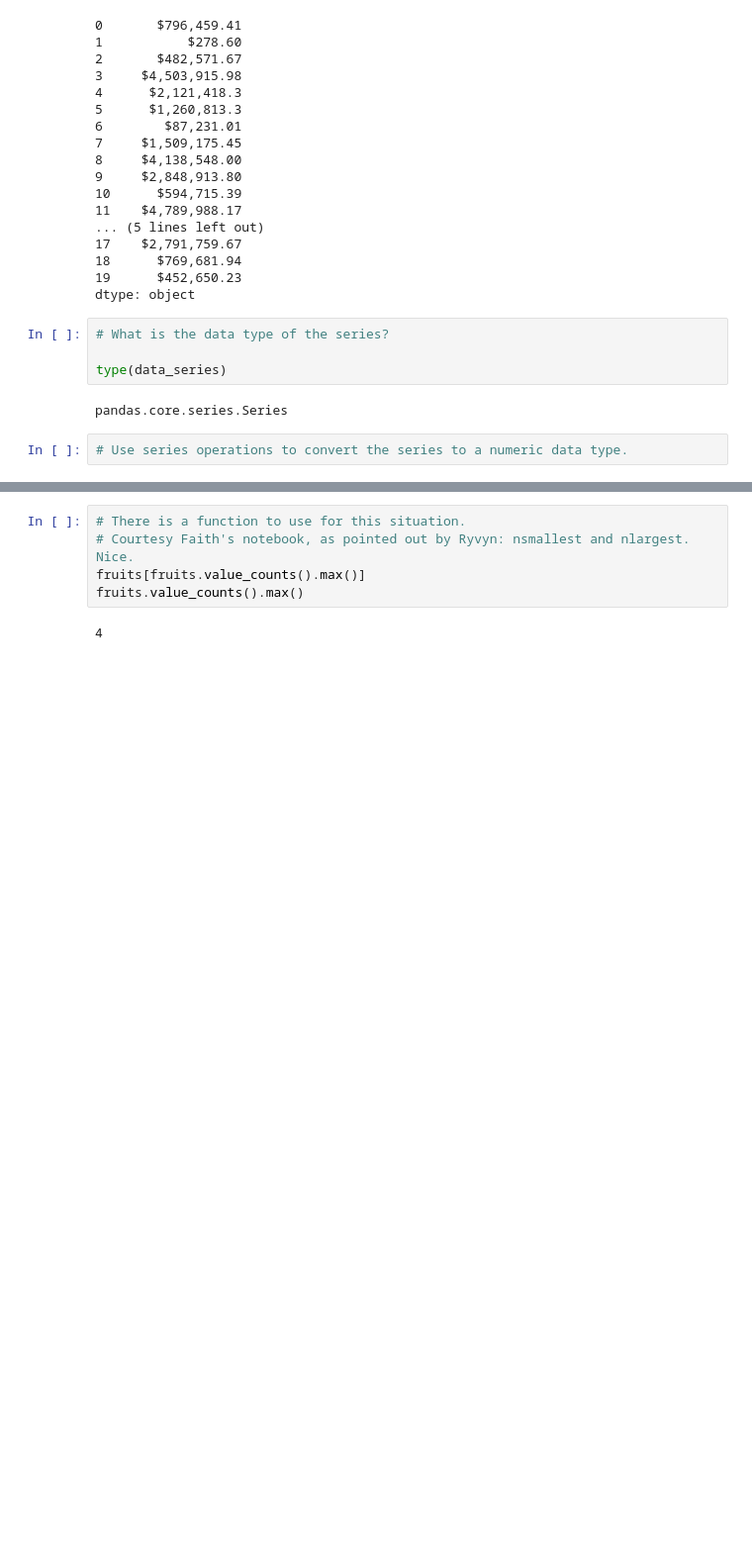
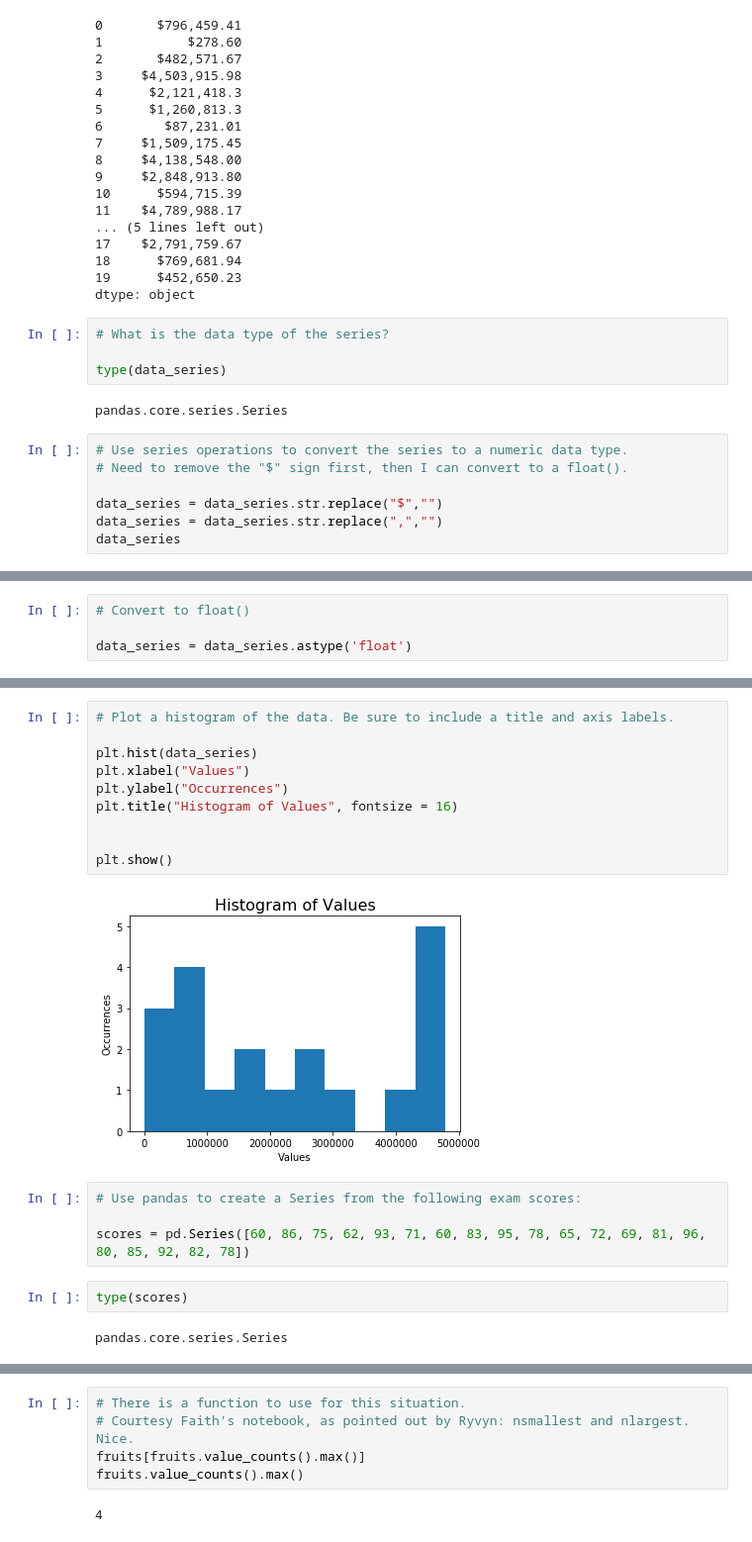
Before and after one commit to lukewbecker/numpy-pandas-visualization-exercises, a Jupyter notebook: pandas_series.ipynb, the cells around one changed output, grey strips where cells are left out. Shown at 99% size. Cells and saved outputs as stored; diff of their text form; blank space fills up the shorter version.

```diff
--- a/pandas_series.ipynb
+++ b/pandas_series.ipynb
@@ -342,3 +388,8 @@ type(data_series)
 pandas.core.series.Series
 # %%
 # Use series operations to convert the series to a numeric data type.
+# Need to remove the "$" sign first, then I can convert to a float().
+
+data_series = data_series.str.replace("$","")
+data_series = data_series.str.replace(",","")
+data_series
@@ -344,0 +414,4 @@ pandas.core.series.Series
+# %%
+# Convert to float()
+
+data_series = data_series.astype('float')
@@ -378,0 +492,20 @@ def high_count(n):
+# %%
+# Plot a histogram of the data. Be sure to include a title and axis labels.
+
+plt.hist(data_series)
+plt.xlabel("Values")
+plt.ylabel("Occurrences")
+plt.title("Histogram of Values", fontsize = 16)
+
+
+plt.show()
+# %% [output]
+[figure, added]
+# %%
+# Use pandas to create a Series from the following exam scores:
+
+scores = pd.Series([60, 86, 75, 62, 93, 71, 60, 83, 95, 78, 65, 72, 69, 81, 96, 80, 85, 92, 82, 78])
+# %%
+type(scores)
+# %% [output]
+pandas.core.series.Series
```
Also changed, not shown: parts of 49 cells of this notebook.
